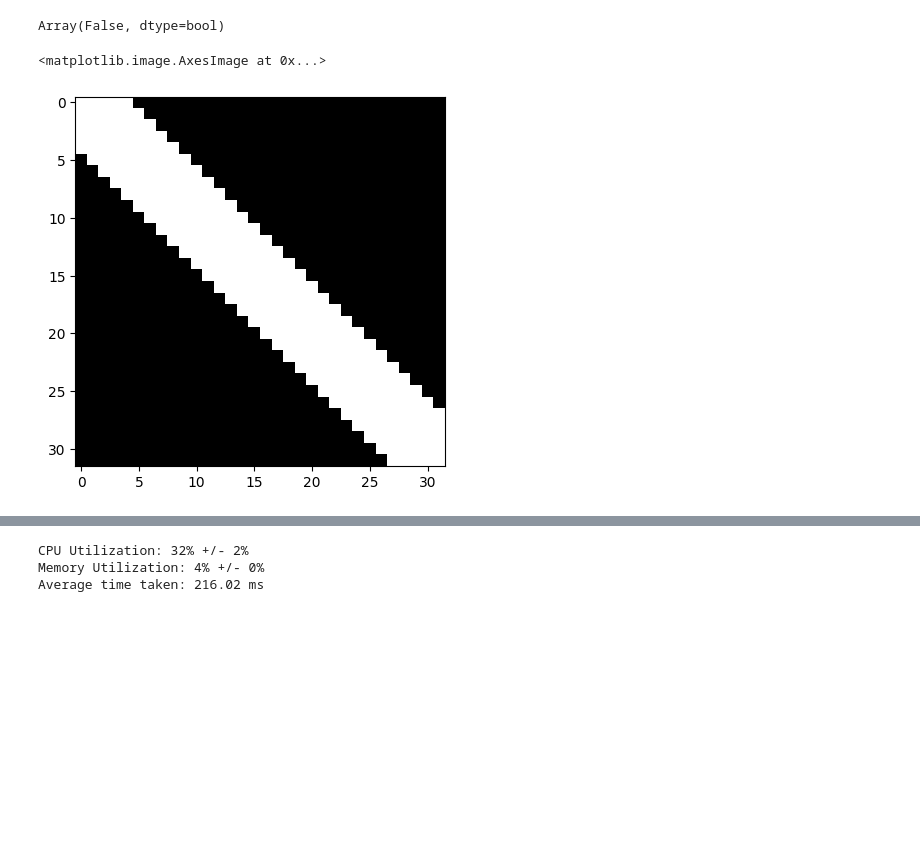
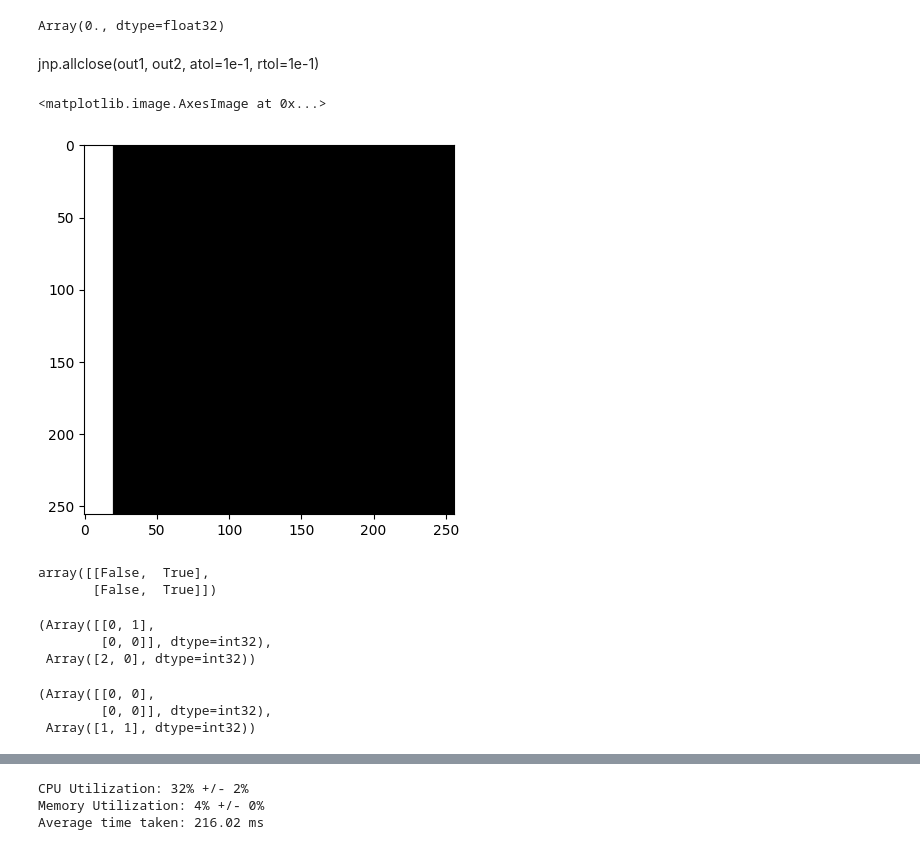
Before and after one commit to mackelab/probjax, a Jupyter notebook: examples/nn/transformers/attention.ipynb, the cells around one changed output, grey strips where cells are left out. Cells and saved outputs as stored; diff of their text form; code cells hidden in the pictures; blank space fills up the shorter version.

```diff
--- a/examples/nn/transformers/attention.ipynb
+++ b/examples/nn/transformers/attention.ipynb
@@ -46,15 +57,40 @@ Array(0.326172, dtype=bfloat16)
-# %%
-jnp.allclose(out1, out2, atol=1e-1, rtol=1e-1)
-# %% [output]
-Array(False, dtype=bool)
+# %%
+jnp.mean(jnp.abs(out1 - out3))
+# %% [output]
+Array(0., dtype=float32)
+# %% [markdown]
+jnp.allclose(out1, out2, atol=1e-1, rtol=1e-1)
 # %%
 import matplotlib.pyplot as plt
-from probjax.nn.pallas_kernels.attention_mask_bias import CausalMask, materialize_mask, LocalWindowMask
+from probjax.nn.pallas_kernels.attention_mask_bias import CausalMask, materialize_mask, LocalWindowMask, SameSegmentMask, KeyPaddingMask, QKVLengthMask
 
 mask = CausalMask()
-mask = LocalWindowMask(4,4)
-plt.imshow(materialize_mask(mask, 1,1,32, 32).squeeze(), cmap='gray')
+#mask = LocalWindowMask(4,4)
+#segment_id = jnp.arange(10,seq_len)
+#mask = SameSegmentMask(segment_id, segment_id)
+#mask = KeyPaddingMask(segment_id)
+mask = QKVLengthMask(q_length=20, kv_length=350)
+plt.imshow(materialize_mask(mask, 1,1,256, 256).squeeze(), cmap='gray', vmin=0, vmax=1)
 # %% [output]
 <matplotlib.image.AxesImage at 0x...>
-[figure, old version]
+[figure, new version]
+# %%
+mask.block_mask(256,256,128,128)
+# %% [output]
+array([[False,  True],
+       [False,  True]])
+# %%
+mask.block_mask(0,256,256,64,64)
+
+mask.kv_iterators(0,256,256,128,128)
+# %% [output]
+(Array([[0, 1],
+        [0, 0]], dtype=int32),
+ Array([2, 0], dtype=int32))
+# %%
+mask.block_iterators(0,256,256,128,128)
+# %% [output]
+(Array([[0, 0],
+        [0, 0]], dtype=int32),
+ Array([1, 1], dtype=int32))
 # %%
```
Also changed, not shown: parts of 12 cells of this notebook, 5 other files.
